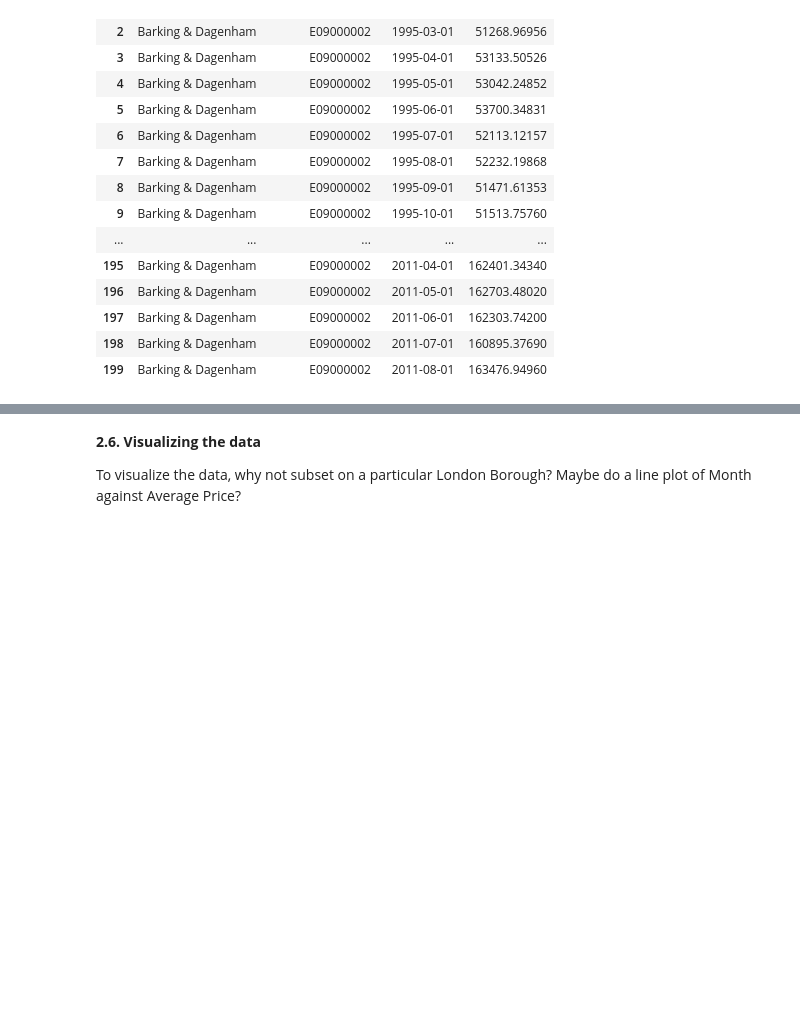
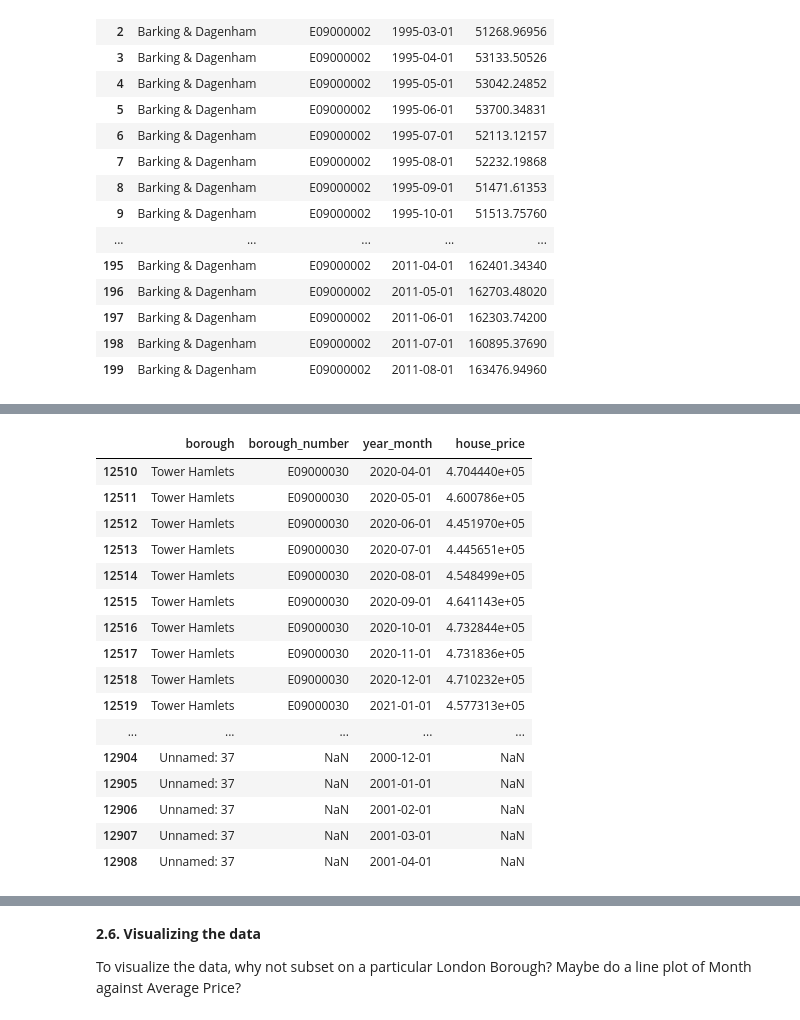
Before and after one commit to ellerybledsoe/Springboard, a Jupyter notebook: Unit 4 Challenge - Tier 3.ipynb, the cells around one changed output, grey strips where cells are left out. Cells and saved outputs as stored; diff of their text form; code cells hidden in the pictures; blank space fills up the shorter version.

```diff
--- a/Unit 4 Challenge - Tier 3.ipynb
+++ b/Unit 4 Challenge - Tier 3.ipynb
@@ -303,0 +322,20 @@ properties_1.head(200)
+# %%
+properties_1.iloc[12510:,:]
+# %% [output]
+|  | borough | borough_number | year_month | house_price |
+| 12510 | Tower Hamlets | E09000030 | 2020-04-01 | 4.704440e+05 |
+| 12511 | Tower Hamlets | E09000030 | 2020-05-01 | 4.600786e+05 |
+| 12512 | Tower Hamlets | E09000030 | 2020-06-01 | 4.451970e+05 |
+| 12513 | Tower Hamlets | E09000030 | 2020-07-01 | 4.445651e+05 |
+| 12514 | Tower Hamlets | E09000030 | 2020-08-01 | 4.548499e+05 |
+| 12515 | Tower Hamlets | E09000030 | 2020-09-01 | 4.641143e+05 |
+| 12516 | Tower Hamlets | E09000030 | 2020-10-01 | 4.732844e+05 |
+| 12517 | Tower Hamlets | E09000030 | 2020-11-01 | 4.731836e+05 |
+| 12518 | Tower Hamlets | E09000030 | 2020-12-01 | 4.710232e+05 |
+| 12519 | Tower Hamlets | E09000030 | 2021-01-01 | 4.577313e+05 |
+| ... | ... | ... | ... | ... |
+| 12904 | Unnamed: 37 | NaN | 2000-12-01 | NaN |
+| 12905 | Unnamed: 37 | NaN | 2001-01-01 | NaN |
+| 12906 | Unnamed: 37 | NaN | 2001-02-01 | NaN |
+| 12907 | Unnamed: 37 | NaN | 2001-03-01 | NaN |
+| 12908 | Unnamed: 37 | NaN | 2001-04-01 | NaN |
```
Also changed, not shown: parts of 5 cells of this notebook.
